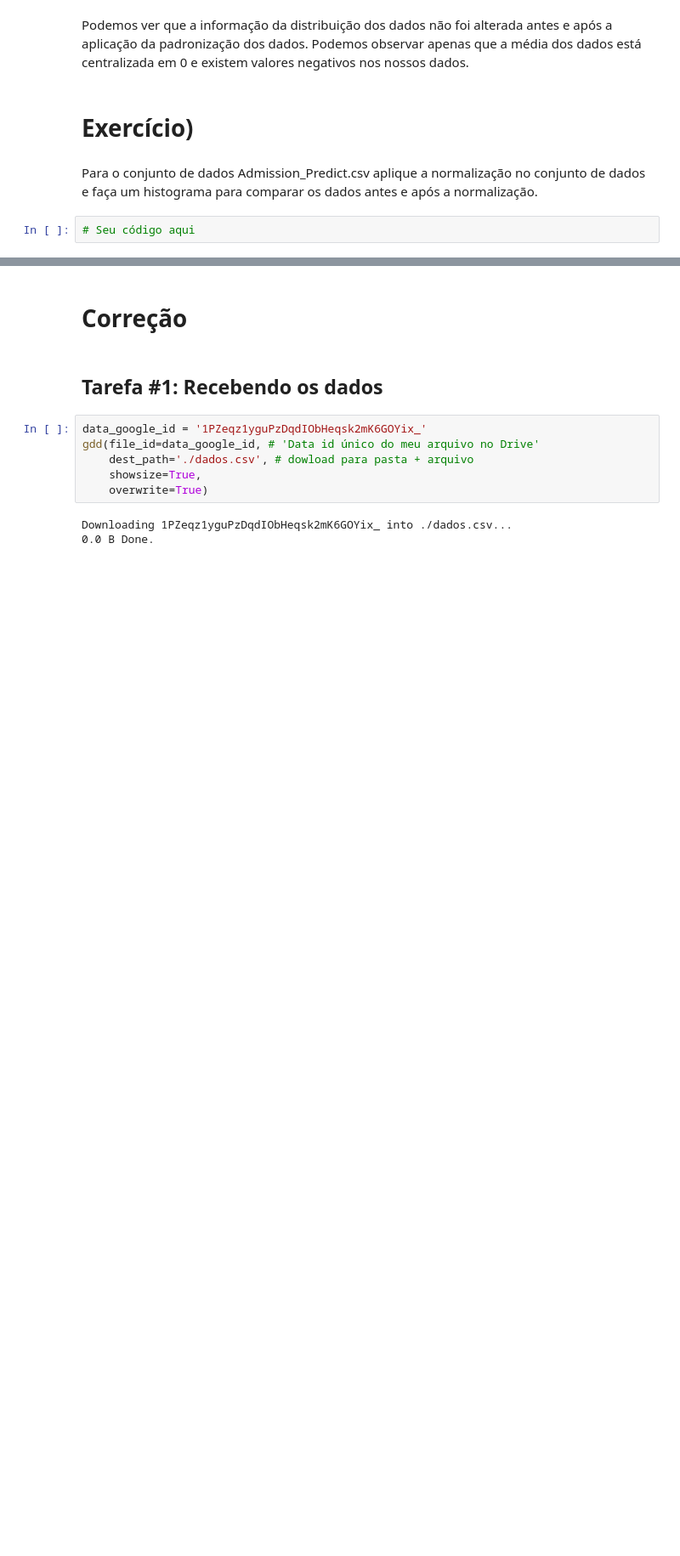
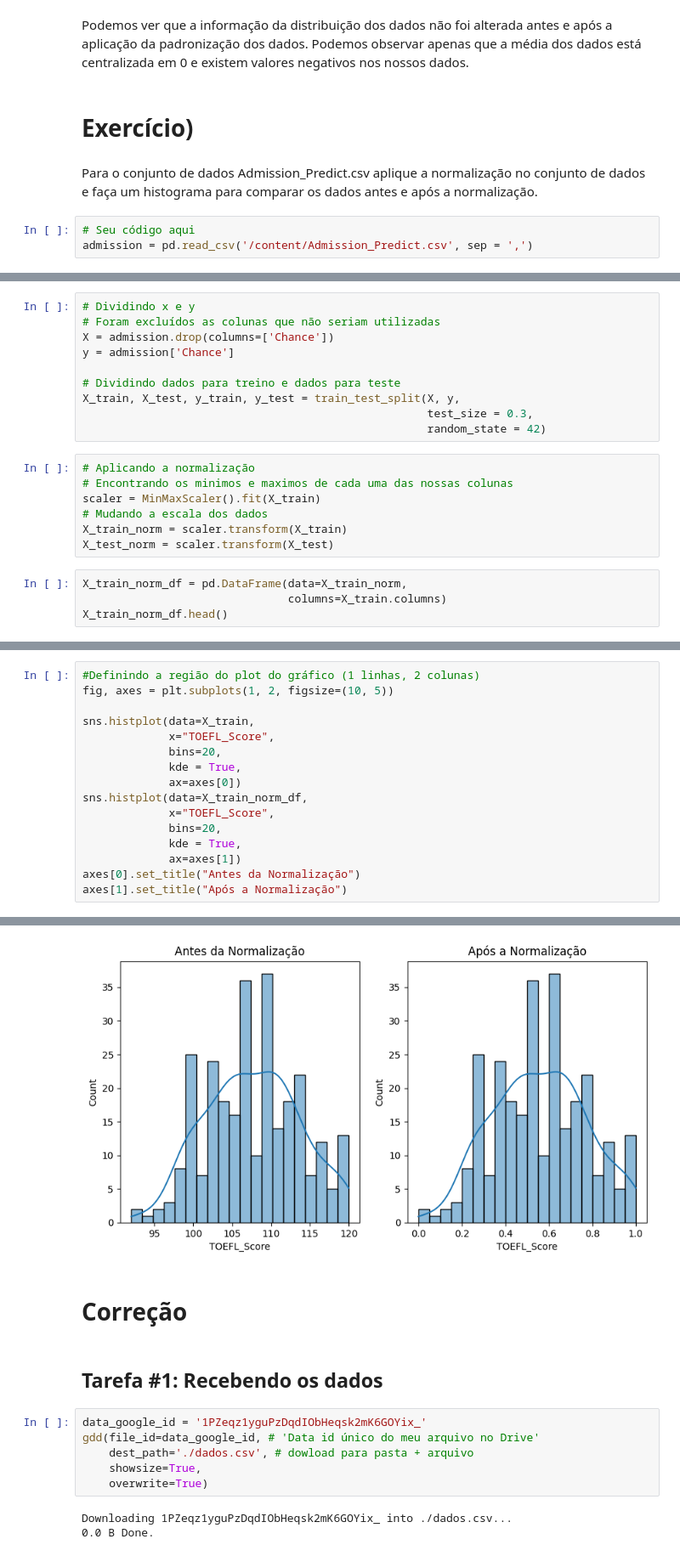
Before and after one commit to MatheusNespolo/IA-MachineLearning, a Jupyter notebook: ITI/Aula03/Notebooks/2.3 Normalização e Padronização dos Dados.ipynb, the cells around one changed output, grey strips where cells are left out. Shown at 85% size. Saved outputs shown, nothing was run; the diff lists cells and outputs as text; blank space fills up the shorter version.

```diff
--- a/ITI/Aula03/Notebooks/2.3 Normalização e Padronização dos Dados.ipynb
+++ b/ITI/Aula03/Notebooks/2.3 Normalização e Padronização dos Dados.ipynb
@@ -199,3 +204,4 @@ Podemos ver que a informação da distribuição dos dados não foi alterada ant
 Para o conjunto de dados Admission_Predict.csv aplique a normalização no conjunto de dados e faça um histograma para comparar os dados antes e após a normalização.
 # %%
 # Seu código aqui
+admission = pd.read_csv('/content/Admission_Predict.csv', sep = ',')
@@ -201,0 +219,21 @@ Para o conjunto de dados Admission_Predict.csv aplique a normalização no conju
+# %%
+# Dividindo x e y
+# Foram excluídos as colunas que não seriam utilizadas
+X = admission.drop(columns=['Chance'])
+y = admission['Chance']
+
+# Dividindo dados para treino e dados para teste
+X_train, X_test, y_train, y_test = train_test_split(X, y,
+                                                    test_size = 0.3,
+                                                    random_state = 42)
+# %%
+# Aplicando a normalização
+# Encontrando os minimos e maximos de cada uma das nossas colunas
+scaler = MinMaxScaler().fit(X_train)
+# Mudando a escala dos dados
+X_train_norm = scaler.transform(X_train)
+X_test_norm = scaler.transform(X_test)
+# %%
+X_train_norm_df = pd.DataFrame(data=X_train_norm,
+                               columns=X_train.columns)
+X_train_norm_df.head()
@@ -201,0 +247,17 @@ Para o conjunto de dados Admission_Predict.csv aplique a normalização no conju
+# %%
+#Definindo a região do plot do gráfico (1 linhas, 2 colunas)
+fig, axes = plt.subplots(1, 2, figsize=(10, 5))
+
+sns.histplot(data=X_train,
+             x="TOEFL_Score",
+             bins=20,
+             kde = True,
+             ax=axes[0])
+sns.histplot(data=X_train_norm_df,
+             x="TOEFL_Score",
+             bins=20,
+             kde = True,
+             ax=axes[1])
+axes[0].set_title("Antes da Normalização")
+axes[1].set_title("Após a Normalização")
+# %% [output]
@@ -202,3 +265,4 @@ Para o conjunto de dados Admission_Predict.csv aplique a normalização no conju
+[figure, added]
 # %% [markdown]
 # Correção
 # %% [markdown]
```
Also changed, not shown: parts of 8 cells of this notebook.
